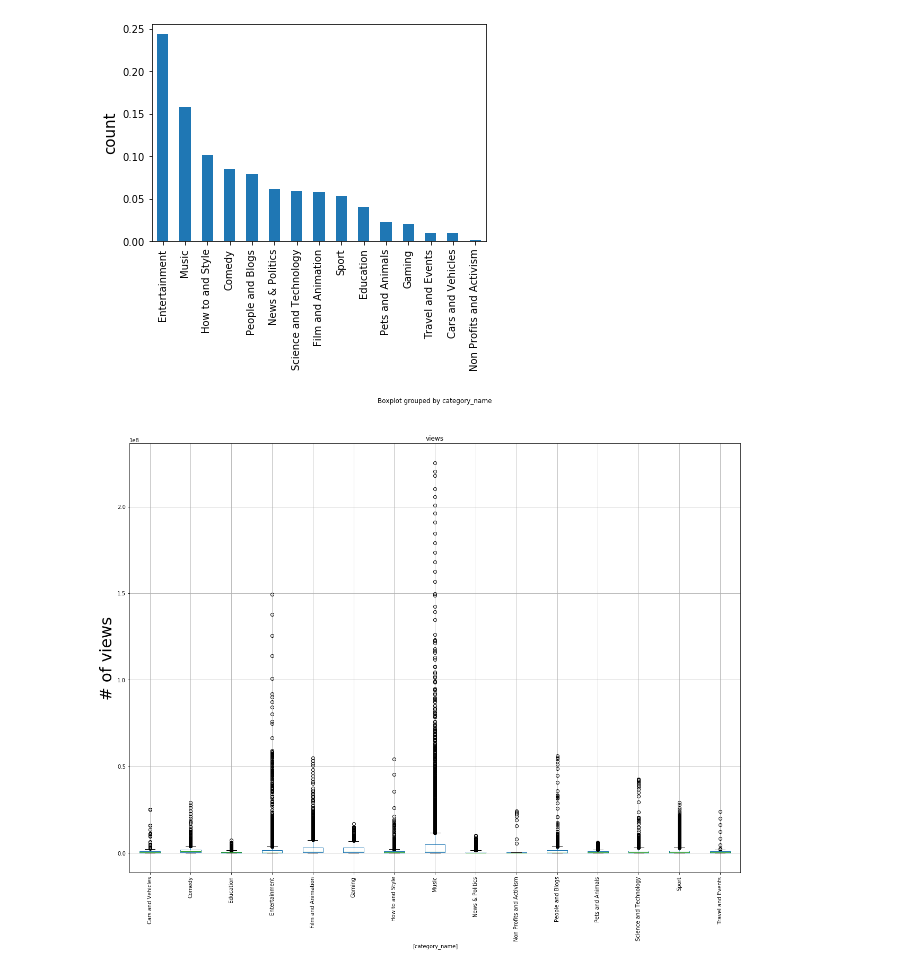
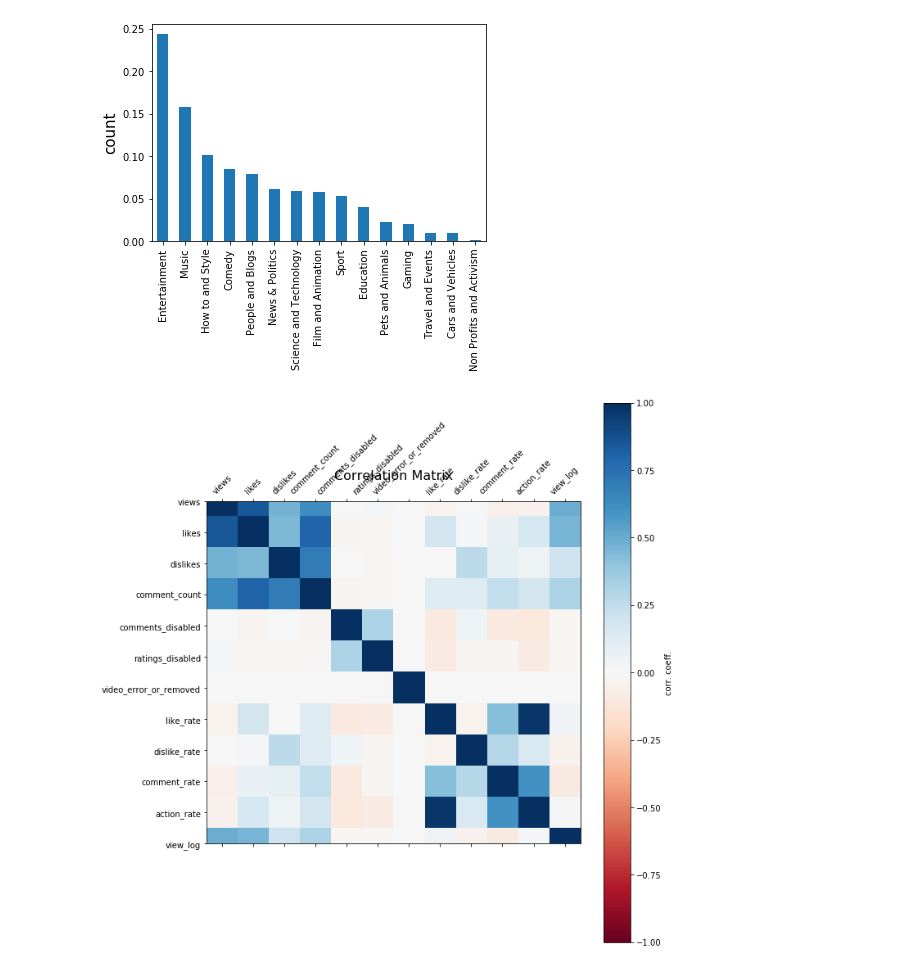
Before and after one commit to tongxinw/YouTube_video_analysis, a Jupyter notebook: process.ipynb, the cells around one changed output. Saved outputs shown, nothing was run; the diff lists cells and outputs as text; code cells hidden in the pictures.

```diff
--- a/process.ipynb
+++ b/process.ipynb
@@ -180,11 +178,19 @@ Cars and Vehicles           0.009378
 Non Profits and Activism    0.001392
 Name: category_name, dtype: float64
 [figure]
-# %%
-f = df[['views','category_name']].boxplot(by='category_name', figsize = (20,15))
-f.set_xticklabels(f.get_xticklabels(),rotation=90)
-plt.ylabel('# of views', fontsize=30)
-# plt.savefig('figures/boxplot.png',dpi=300)
-plt.show()
-# %% [output]
-[figure, removed]
+# %%
+plt.figure(figsize=(10,10))
+# plt.matshow(df.corr(),vmin=-1,vmax=1,cmap='seismic',fignum=0)
+plt.matshow(df.corr(),vmin=-1,vmax=1,cmap=plt.cm.RdBu,fignum=0)
+
+plt.colorbar(label='corr. coeff.')
+plt.xticks(np.arange(df.corr().shape[0]),list(df.corr().columns),rotation=45)
+plt.yticks(np.arange(df.corr().shape[0]),list(df.corr().columns))
+plt.tight_layout()
+plt.title('Correlation Matrix', fontsize=16)
+# plt.savefig('figures/corr_coeff.png',dpi=300)
+plt.show()
+
+# print(df.corr().shape[0])
+# %% [output]
+[figure, added]
```
Also changed, not shown: parts of 16 cells of this notebook.
